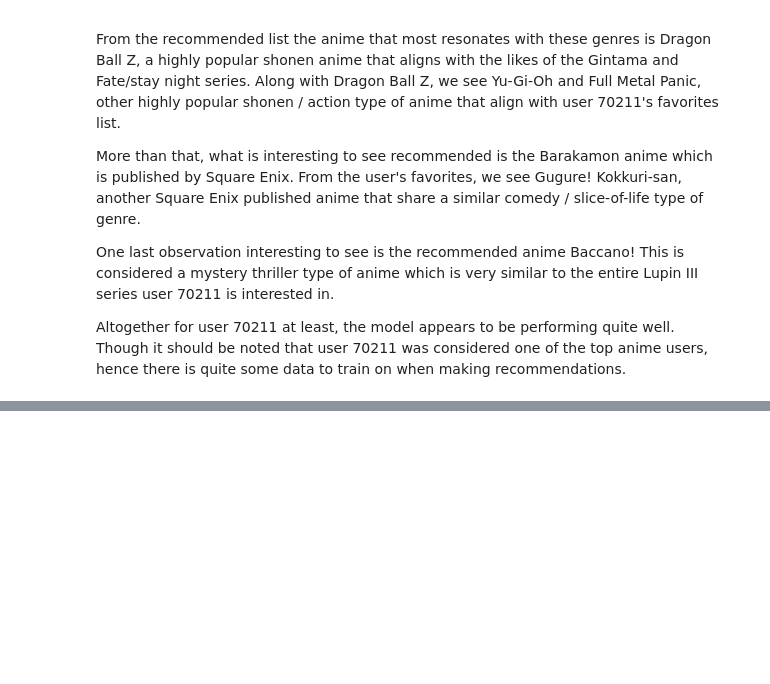
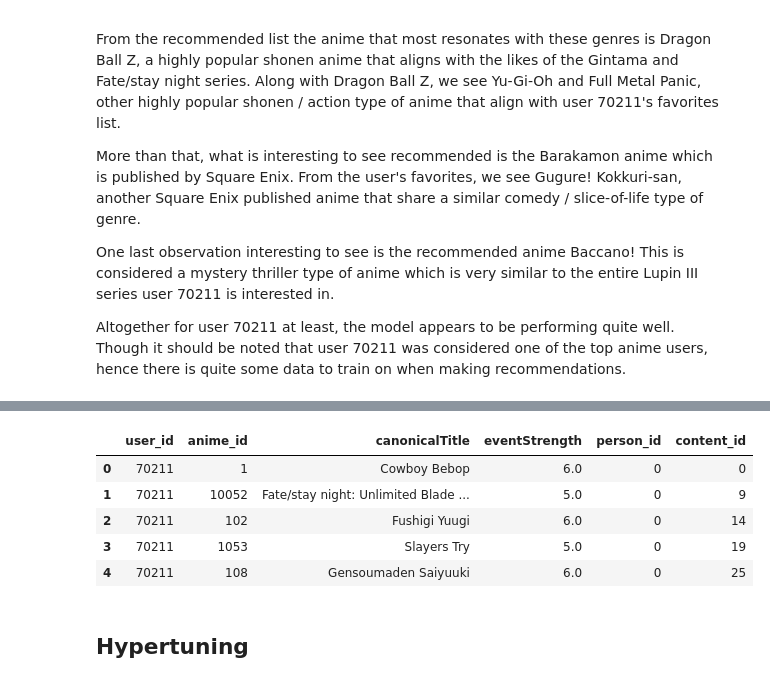
Before and after one commit to melvyg/Implicit-Anime-Recommender-Model, a Jupyter notebook: Flatiron_Capstone.ipynb, the cells around one changed output, grey strips where cells are left out. Drawn from its saved outputs; the diff is of its cells as text; code cells hidden in the pictures; blank space fills up the shorter version.

```diff
--- a/Flatiron_Capstone.ipynb
+++ b/Flatiron_Capstone.ipynb
@@ -778,0 +785,9 @@ Altogether for user 70211 at least, the model appears to be performing quite wel
+# %%
+grouped_df.head()
+# %% [output]
+|  | user_id | anime_id | canonicalTitle | eventStrength | person_id | content_id |
+| 0 | 70211 | 1 | Cowboy Bebop | 6.0 | 0 | 0 |
+| 1 | 70211 | 10052 | Fate/stay night: Unlimited Blade ... | 5.0 | 0 | 9 |
+| 2 | 70211 | 102 | Fushigi Yuugi | 6.0 | 0 | 14 |
+| 3 | 70211 | 1053 | Slayers Try | 5.0 | 0 | 19 |
+| 4 | 70211 | 108 | Gensoumaden Saiyuuki | 6.0 | 0 | 25 |
@@ -778,0 +804,2 @@ Altogether for user 70211 at least, the model appears to be performing quite wel
+# %% [markdown]
+## Hypertuning
```
Also changed, not shown: parts of 23 cells of this notebook.
